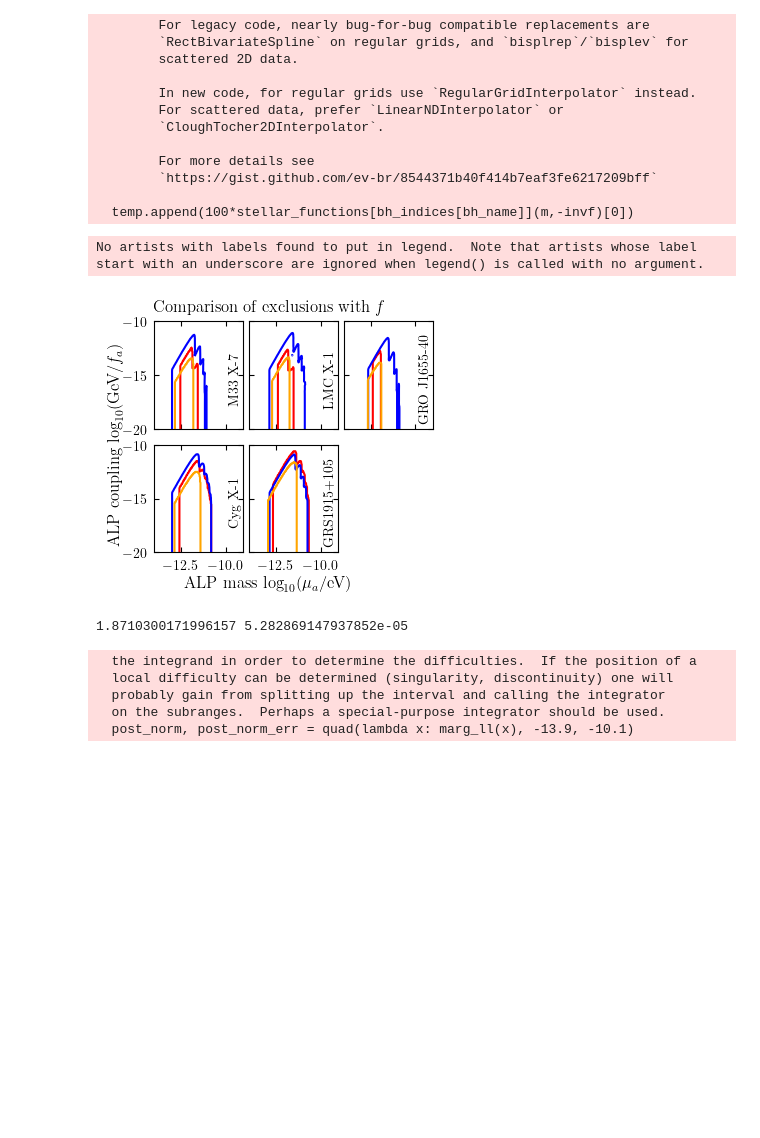
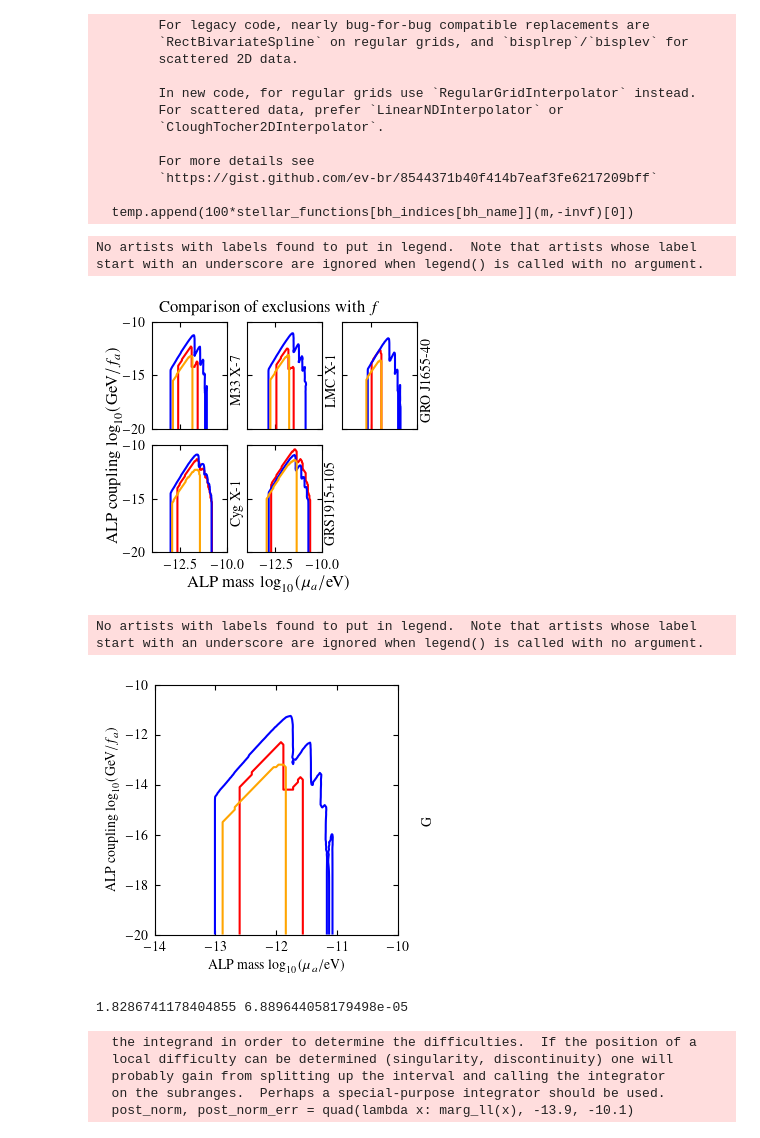
Before and after one commit to sebhoof/bhsr, a Jupyter notebook: examples.ipynb, the cells around one changed output. Saved outputs shown, nothing was run; the diff lists cells and outputs as text; code cells hidden in the pictures; blank space fills up the shorter version.

```diff
--- a/examples.ipynb
+++ b/examples.ipynb
@@ -97,7 +97,7 @@ mc_gammas = []
 for m,a in zip(m33x7_m, m33x7_a):
     check = 1
     for s in states:
-        gam = GammaSR_nlm(ma_test, m, a, *s)
+        gam = GammaSR_nlm_nr(ma_test, m, a, *s)
         if s[0] == 2:
             mc_gammas.append(gam/inv_tSR)
         if gam > inv_tSR:
@@ -136,12 +136,28 @@ def mc_integration(mu, data, states):
         check = 1
         a0 = np.minimum(1, a)
         for s in states:
-            if GammaSR_nlm(mu, m, a0, *s) > inv_tSR:
+            if GammaSR_nlm_nr(mu, m, a0, *s) > inv_tSR:
                 check = 0
                 break
         temp.append(check)
     p_ex = 100.0*(1.0-sum(temp)/len(temp))
     return p_ex
+
+def mc_integration_bosenova(mu, invf, data, tbh, states):
+    tau = min(tSR_in_yr, tbh)
+    p = 0
+
+    for mbh,a in zip(*data):
+        a = min(1, a)
+        sr_checks = []
+        for s in states:
+            n, l, m = s
+            if (alpha(mu, m)/l <= 0.5):
+                sr = GammaSR_nlm_nr(mu, mbh, a, n, l, m)
+                sr_checks.append(is_sr_mode_min(mu, sr, mbh, tau)*not_bosenova_is_problem_min(mu, sr, invf, mbh, tau, n))
+        if sum(sr_checks) != 0:
+            p += 1
+    return 1.0 - p/len(data[0])
 
 def get_excl_prob(mu, bh_name, states, out=True):
     p_ex_full = mc_integration(mu, bh_data[bh_name], states)
@@ -150,7 +166,7 @@ def get_excl_prob(mu, bh_name, states, out=True):
         print('{}: P_ex = {:.2f}% (Full MC), {:.2f}% (Gauss MC)'.format(bh_name, p_ex_full, p_ex_gauss))
     return p_ex_full, p_ex_gauss
 
-def get_excl_prob_matt(lgmu, lginvf, bh_name, states):
+def get_excl_prob_matt(lgmu, lginvf, bh_name, _):
     p_ex_matt = []
     for invf in lginvf:
         temp = []
@@ -197,14 +213,14 @@ masha_data = [
     ['GRS1915+105', 4e9, 10.1, 0.6, 1.0, 0.0, 0.025]
 ]
 # %%
-lgmuvals = np.linspace(-14, -9, 200)
-lginvfvals = np.linspace(-20, -10, 100)
+lgmuvals = np.linspace(-14, -10, 101)
+lginvfvals = np.linspace(-20, -10, 101)
 grid_x = [[m for m in lgmuvals] for _ in lginvfvals]
 grid_y = [[f for _ in lgmuvals] for f in lginvfvals]
 states = [(ell+1, ell, ell) for ell in range(1,6)]
 
 grids = [[[is_box_allowed_bosenova(10**m, 10**f, masha_data[i]) for m in lgmuvals] for f in lginvfvals] for i in range(5)]
-grids_eq = [[[is_box_allowed_211(10**m, 10**f, masha_data[i], GammaSR_nlm) for m in lgmuvals] for f in lginvfvals] for i in range(5)]
+grids_eq = [[[is_box_allowed_211(10**m, 10**f, masha_data[i], GammaSR_nlm_nr) for m in lgmuvals] for f in lginvfvals] for i in range(5)]
 # %%
 matt_grids = np.array([get_excl_prob_matt(lgmuvals, lginvfvals, masha_data[i][0], states)/100.0 for i in range(5)])
 # %% [output]
@@ -223,25 +239,41 @@ matt_grids = np.array([get_excl_prob_matt(lgmuvals, lginvfvals, masha_data[i][0]
 # %%
 fig, axes = plt.subplots(2, 3, figsize=(3.375,3), sharex=True, sharey=True)
 for g,geq,gm,ax,m in zip(grids,grids_eq,matt_grids,axes.flat,masha_data):
     #ax.contourf(grid_x, grid_y, g)
     ax.contour(grid_x, grid_y, g, levels=[0,1], colors='r', label=r"Baryakhtar+")
     ax.contour(grid_x, grid_y, gm, levels=[0.95], colors='b', label=r"Stott \& Marsh")
     ax.contour(grid_x, grid_y, geq, levels=[0,1], colors='orange', label=r"Using $N_\text{eq}$")
     ax.text(-9.5, -15.5, m[0], ha='center', va='center', rotation=90, c='k')
-    ax.set_xlim([-14,-9])
+    ax.set_xlim([-14,-10])
     ax.set_ylim([-20,-10])
 axes[-1,-1].axis('off')
 axes[-1,-1].legend()
 plt.tick_params(labelcolor='none', which='both', top=False, bottom=False, left=False, right=False)
 fig.supxlabel(r"ALP mass $\log_{10}(\mu_a/\text{eV})$")
 fig.supylabel(r"ALP coupling $\log_{10}(\text{GeV}/f_a)$")
 fig.suptitle(r"Comparison of exclusions with $f$")
 fig.tight_layout(pad=0.25)
 #fig.savefig("figures/reproduced_exclusions_2d.pdf", backend='pgf')
 plt.show()
+
+fig, ax = plt.subplots(figsize=(3.375, 3))
+ax.contour(grid_x, grid_y, grids[0], levels=[0,1], colors='r', label=r"Baryakhtar+")
+ax.contour(grid_x, grid_y, matt_grids[0], levels=[0.95], colors='b', label=r"Stott \& Marsh")
+ax.contour(grid_x, grid_y, grids_eq[0], levels=[0,1], colors='orange', label=r"Using $N_\text{eq}$")
+ax.text(-9.5, -15.5, m[0][0], ha='center', va='center', rotation=90, c='k')
+ax.set_xlim([-14,-10])
+ax.set_ylim([-20,-10])
+ax.legend()
+ax.set_xlabel(r"ALP mass $\log_{10}(\mu_a/\text{eV})$")
+ax.set_ylabel(r"ALP coupling $\log_{10}(\text{GeV}/f_a)$")
+fig.tight_layout(pad=0.25)
+#fig.savefig("figures/reproduced_exclusions_2d.pdf", backend='pgf')
+plt.show()
 # %% [output]
 No artists with labels found to put in legend.  Note that artists whose label start with an underscore are ignored when legend() is called with no argument.
-[figure, old version]
+[figure, new version]
+No artists with labels found to put in legend.  Note that artists whose label start with an underscore are ignored when legend() is called with no argument.
+[figure, added]
 # %%
 # Make comparison for M33-X7
 
@@ -260,7 +292,7 @@ marg_ll = interp1d(lgmrange, 1-0.01*pex_m33x7[:,0])
 post_norm, post_norm_err = quad(lambda x: marg_ll(x), -13.9, -10.1)
 print(post_norm, post_norm_err)
 # %% [output]
-1.8710300171996157 5.282869147937852e-05
+1.8286741178404855 6.889644058179498e-05
   the integrand in order to determine the difficulties.  If the position of a
   local difficulty can be determined (singularity, discontinuity) one will
   probably gain from splitting up the interval and calling the integrator
```
Also changed, not shown: parts of 10 cells of this notebook, 1 other file.
